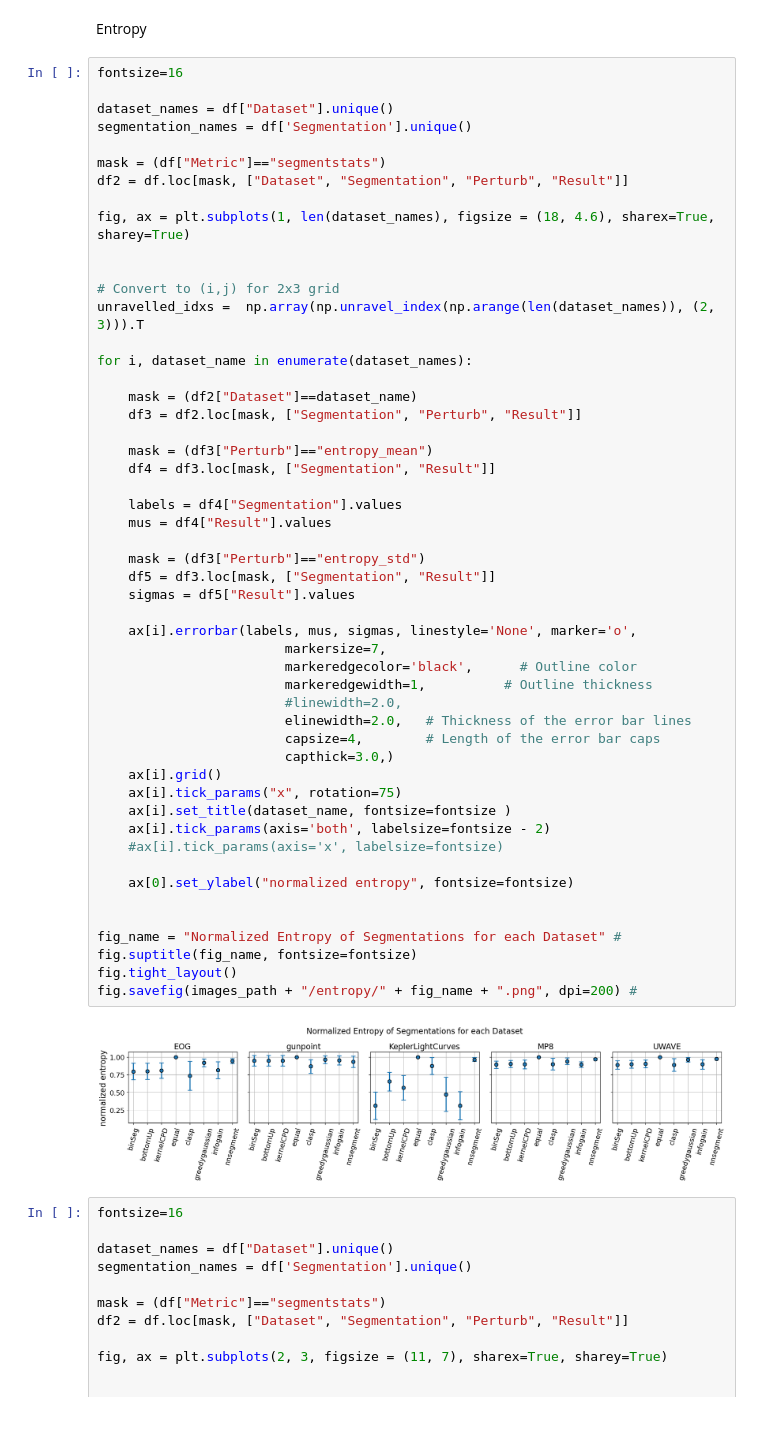
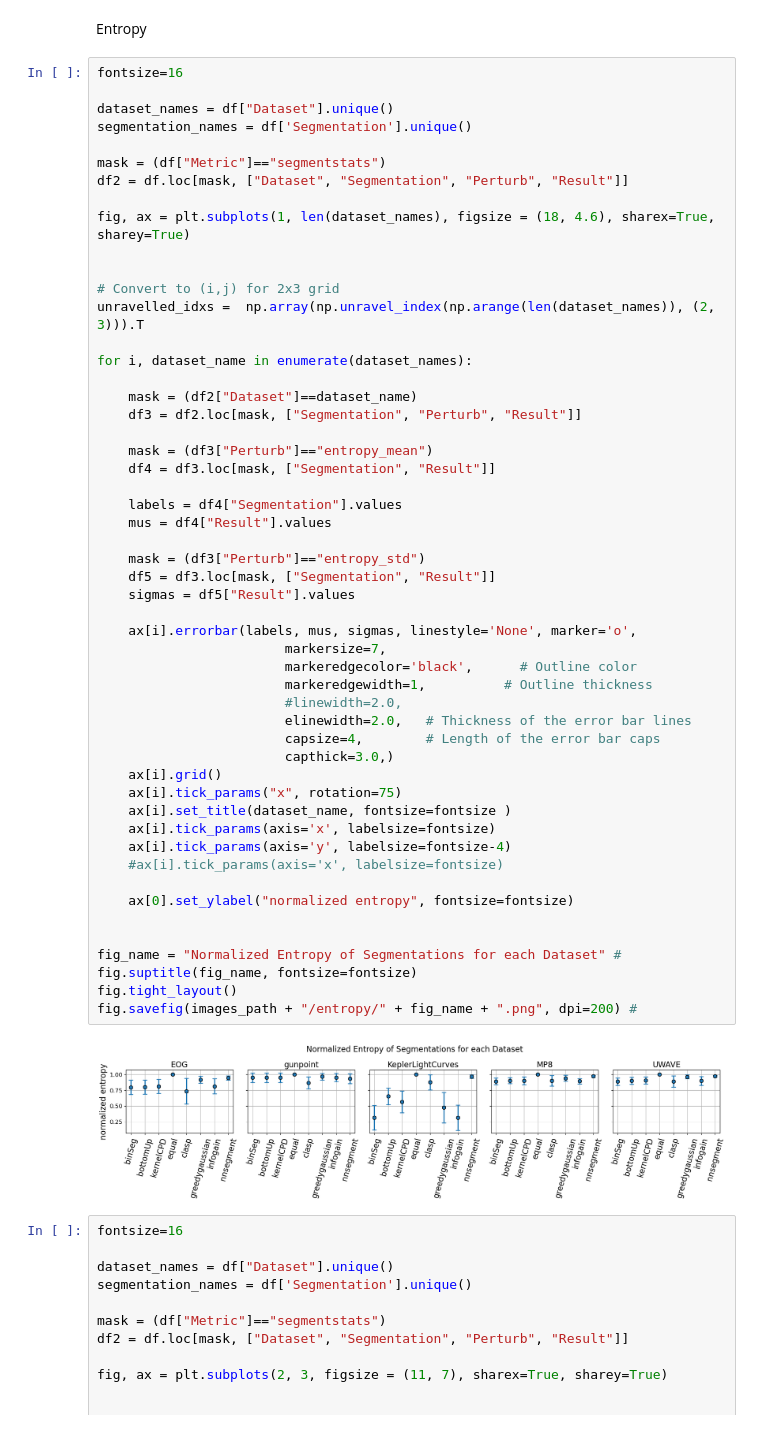
Before and after one commit to davide-serramazza/segment_SHAP, a Jupyter notebook: evaluate_segmentations.ipynb, the cells around one changed output. Cells and saved outputs as stored; diff of their text form.

```diff
--- a/evaluate_segmentations.ipynb
+++ b/evaluate_segmentations.ipynb
@@ -223,35 +223,36 @@ for i, dataset_name in enumerate(dataset_names):
     df4 = df3.loc[mask, ["Segmentation", "Result"]]
 
     labels = df4["Segmentation"].values
     mus = df4["Result"].values
 
     mask = (df3["Perturb"]=="entropy_std")
     df5 = df3.loc[mask, ["Segmentation", "Result"]]
     sigmas = df5["Result"].values
 
     ax[i].errorbar(labels, mus, sigmas, linestyle='None', marker='o',
                         markersize=7,
                         markeredgecolor='black',      # Outline color
                         markeredgewidth=1,          # Outline thickness
                         #linewidth=2.0,
                         elinewidth=2.0,   # Thickness of the error bar lines
                         capsize=4,        # Length of the error bar caps
                         capthick=3.0,)
     ax[i].grid()
     ax[i].tick_params("x", rotation=75)
     ax[i].set_title(dataset_name, fontsize=fontsize )
-    ax[i].tick_params(axis='both', labelsize=fontsize - 2)
+    ax[i].tick_params(axis='x', labelsize=fontsize)
+    ax[i].tick_params(axis='y', labelsize=fontsize-4)
     #ax[i].tick_params(axis='x', labelsize=fontsize)
 
     ax[0].set_ylabel("normalized entropy", fontsize=fontsize)
 
 
 fig_name = "Normalized Entropy of Segmentations for each Dataset" #
 fig.suptitle(fig_name, fontsize=fontsize)
 fig.tight_layout()
 fig.savefig(images_path + "/entropy/" + fig_name + ".png", dpi=200) #
 # %% [output]
-[figure, old version]
+[figure, new version]
 # %%
 fontsize=16
 
```
Also changed, not shown: 1 other file.
